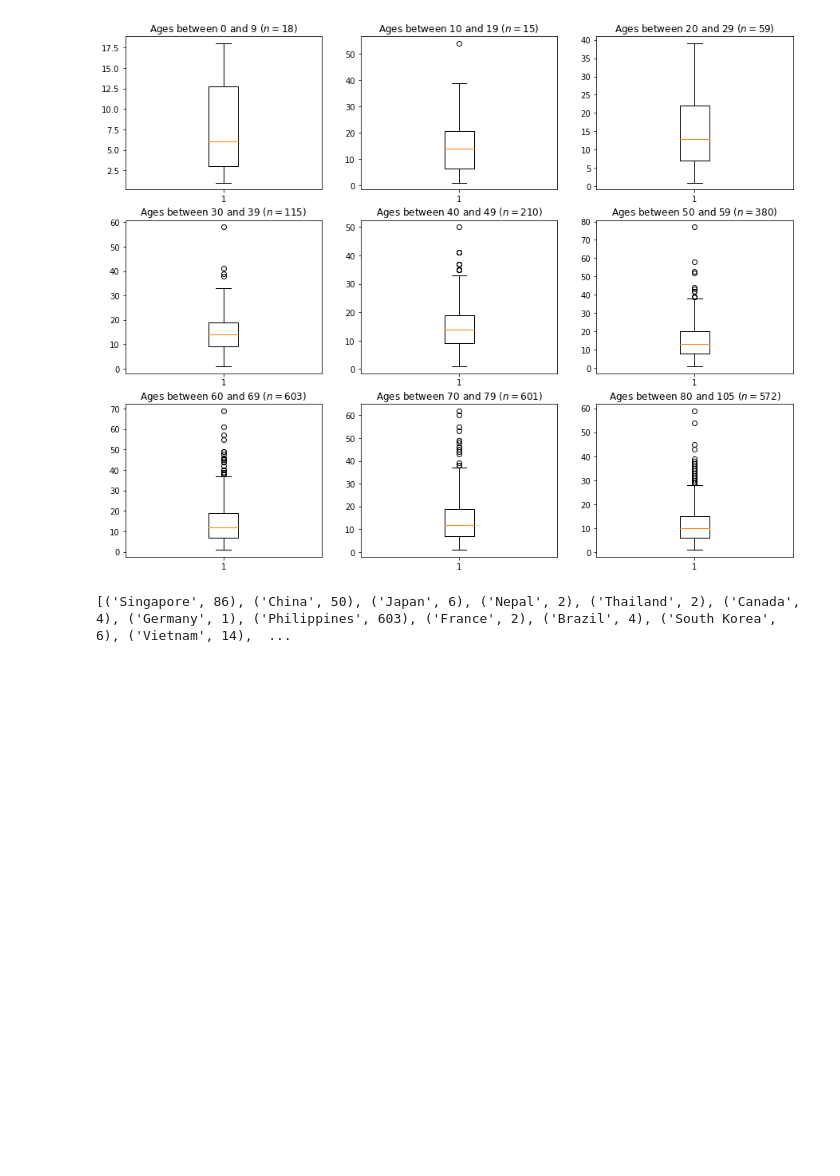
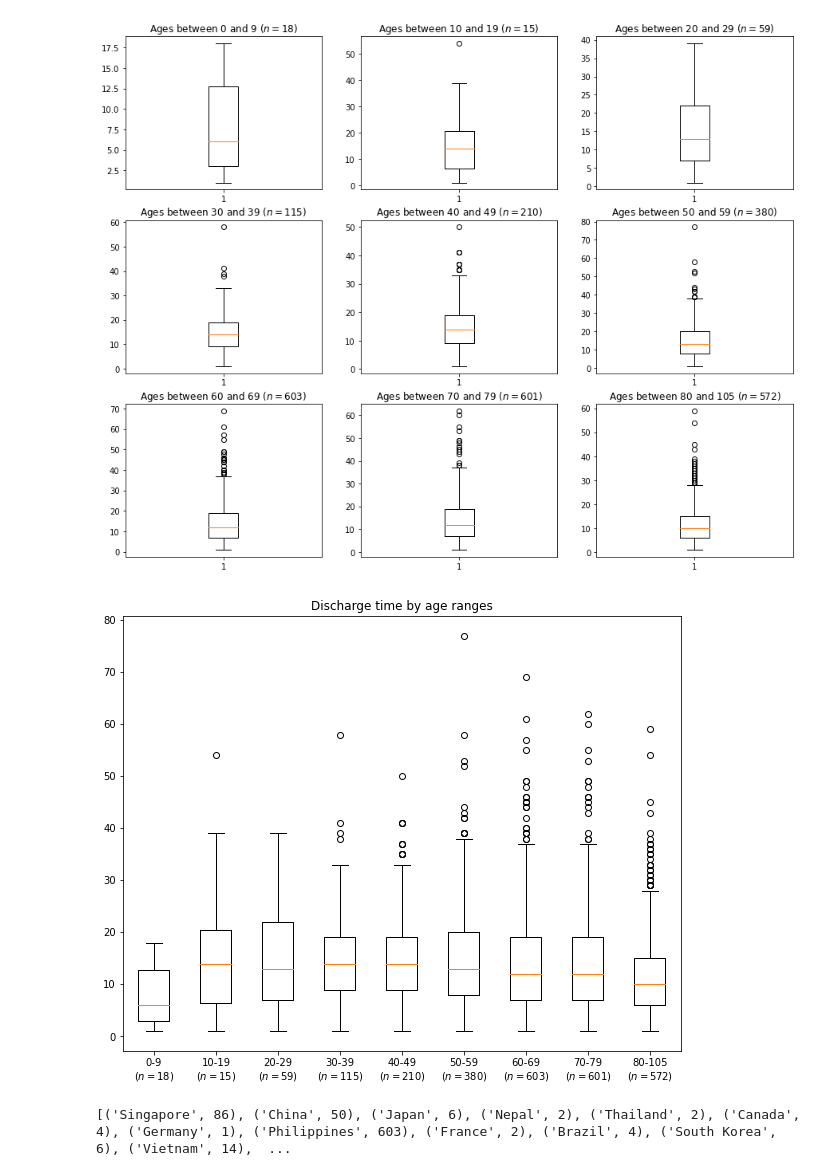
Before and after one commit to juanscr/covid-abms, a Jupyter notebook: misc/data-mining.ipynb, the cells around one changed output. Cells and saved outputs as stored; diff of their text form; code cells hidden in the pictures; blank space fills up the shorter version.

Commit message:
[ misc ] added united boxplots

```diff
--- a/misc/data-mining.ipynb
+++ b/misc/data-mining.ipynb
@@ -246,6 +246,25 @@ plt.savefig("boxplots-per-age.pdf", bbox_inches='tight')
 plt.show()
 # %% [output]
 [figure]
+# %%
+# Single Boxplot
+ages_bp = []
+for elem in data_per_age_1:
+    ages_bp.append(elem[1])
+
+fig = plt.figure(1, figsize=(10,8))
+ax = fig.add_subplot(111)
+bp = ax.boxplot(ages_bp)
+
+age_ranges = []
+for elem in data_per_age_1:
+    age_ranges.append(str(elem[0][0]) + "-" + str(elem[0][1]) + "\n($n=$" + str(len(elem[1])) + ")")
+
+ax.set_xticklabels(age_ranges)
+ax.title.set_text('Discharge time by age ranges')
+fig.savefig('hists-per-age-united.pdf', bbox_inches='tight')
+# %% [output]
+[figure, added]
 # %%
 # Construct data set per country
 country_sample = remove_nans('country', 'date_onset_symptoms', 'date_death_or_discharge')
```
Also changed, not shown: parts of 2 cells of this notebook, 10 other files.
